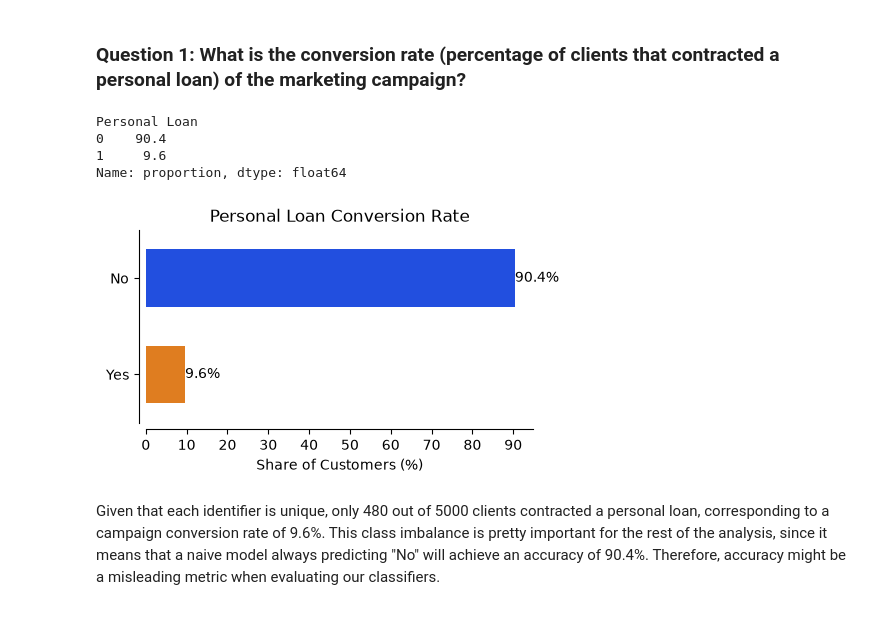
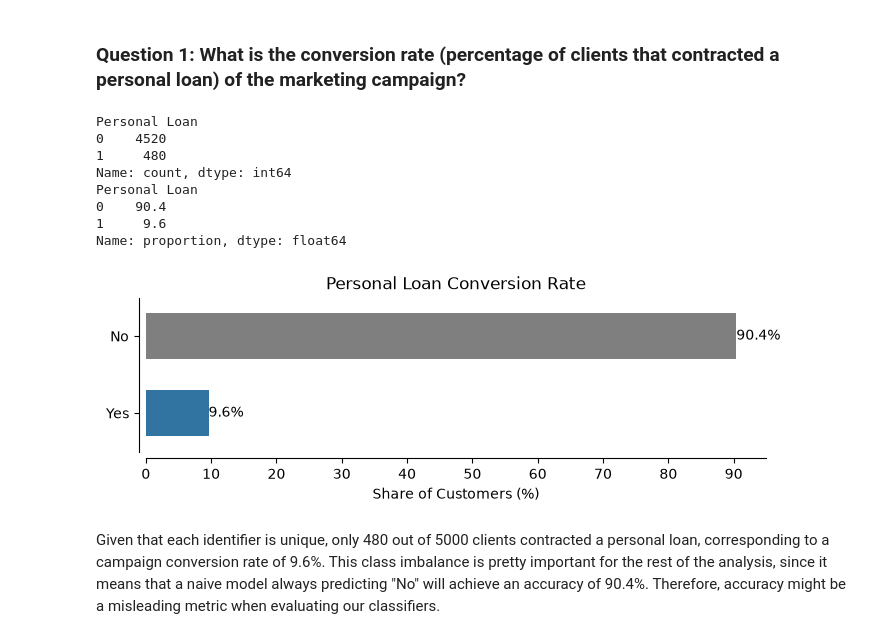
Before and after one commit to reirun/python-project, a Jupyter notebook: project_loan_v4.ipynb, the cells around one changed output. Saved outputs shown, nothing was run; the diff lists cells and outputs as text; code cells hidden in the pictures.

```diff
--- a/project_loan_v4.ipynb
+++ b/project_loan_v4.ipynb
@@ -15,14 +15,14 @@ from sklearn import model_selection
 from sklearn.tree import plot_tree
 from sklearn.metrics import ConfusionMatrixDisplay
 
-# Setting up palette for plots
-palette = sns.color_palette("bright")
+# Setting up palette for plots (ref: https://seaborn.pydata.org/tutorial/color_palettes.html)
+palette = sns.color_palette("tab10")
 sns.set_palette(palette)
 
-# Defining a function to display percentages labels above barplots
-def label_bars(ax, fmt="%.1f%%"): # looping over group of bars
+# Defining a function to display percentages labels above barplots (ref: https://www.pythoncharts.com/seaborn/seaborn-bar-plot-value-labels/)
+def label_bars(ax): # looping over group of bars
     for container in ax.containers:
-        ax.bar_label(container, fmt=fmt) # print rounded percentage above bar height
+        ax.bar_label(container, fmt="%.1f%%") # print rounded percentage above bar height
 # %% [markdown]
 ### Preliminary Data Structure
 # %%
@@ -173,43 +173,49 @@ data = data.rename(columns={
 ### Question 1: What is the conversion rate (percentage of clients that contracted a personal loan) of the marketing campaign?
 # %%
 # Normalized Value Counts of the Loan Variable
-data["Personal Loan"].value_counts(normalize=True) * 100
+print(data["Personal Loan"].value_counts())
+print(data["Personal Loan"].value_counts(normalize=True) * 100)
 # %% [output]
+Personal Loan
+0    4520
+1     480
+Name: count, dtype: int64
 Personal Loan
 0    90.4
 1     9.6
 Name: proportion, dtype: float64
 # %%
-fig, ax = plt.subplots(figsize=(5, 2.5))
+fig, ax = plt.subplots(figsize=(8, 2))
 
 sns.countplot(
     data=data,
     y="Personal Loan",
     hue="Personal Loan",
+    palette={0: palette[7], 1: palette[0]},
     order=[0, 1],
     stat="percent",
     width=0.6,
     legend=False,
     ax=ax,
 )
 label_bars(ax) # displaying percentages labels above bars
 
 ax.set(
     title="Personal Loan Conversion Rate",
     xlabel="Share of Customers (%)",
     ylabel=None,
     xticks=np.arange(0, 100, 10),
     yticks=[0, 1],
     yticklabels=["No", "Yes"],
 )
 
 sns.despine(offset=5)
 
 # Saving the figure for the report
 plt.savefig("figures/q1.pdf", bbox_inches="tight") # tight border margins for the report
 plt.show()
 # %% [output]
-[figure, old version]
+[figure, new version]
 # %% [markdown]
 Given that each identifier is unique, only 480 out of 5000 clients contracted a personal loan, corresponding to a campaign conversion rate of 9.6%. This class imbalance is pretty important for the rest of the analysis, since it means that a naive model always predicting "No" will achieve an accuracy of 90.4%. Therefore, accuracy might be a misleading metric when evaluating our classifiers.
 # %% [markdown]
```
Also changed, not shown: parts of 37 cells of this notebook, 20 other files.
